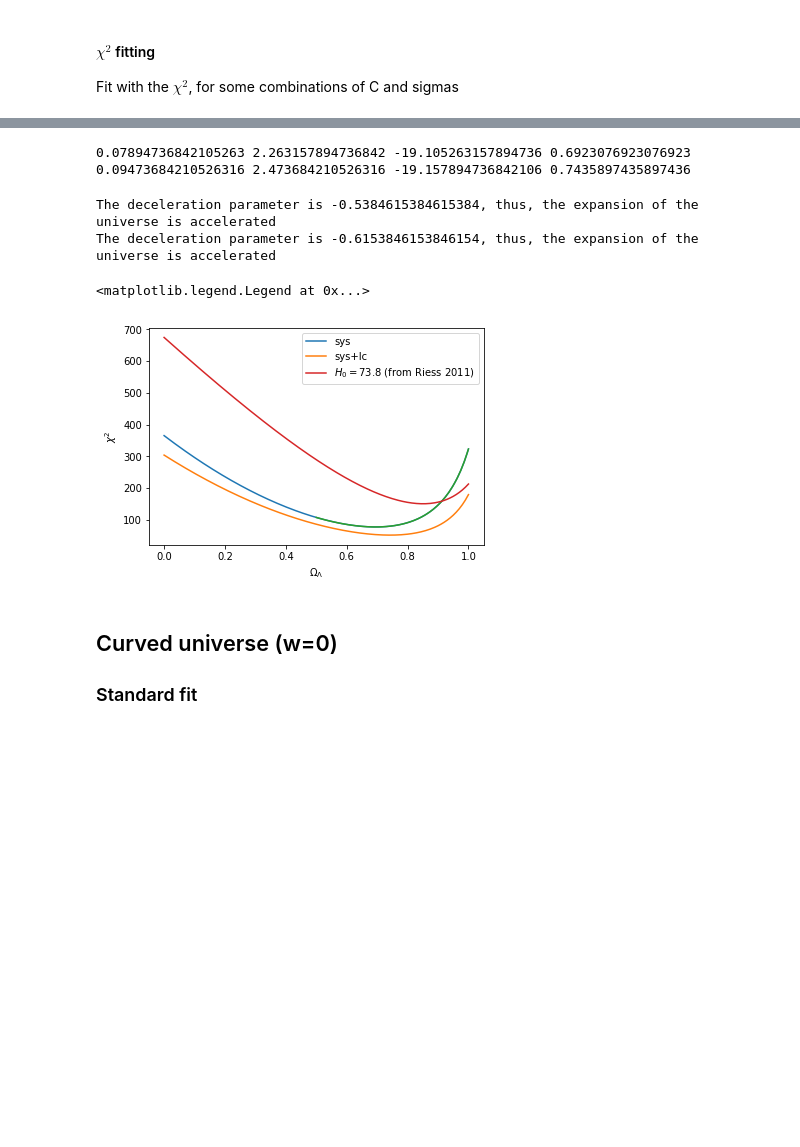
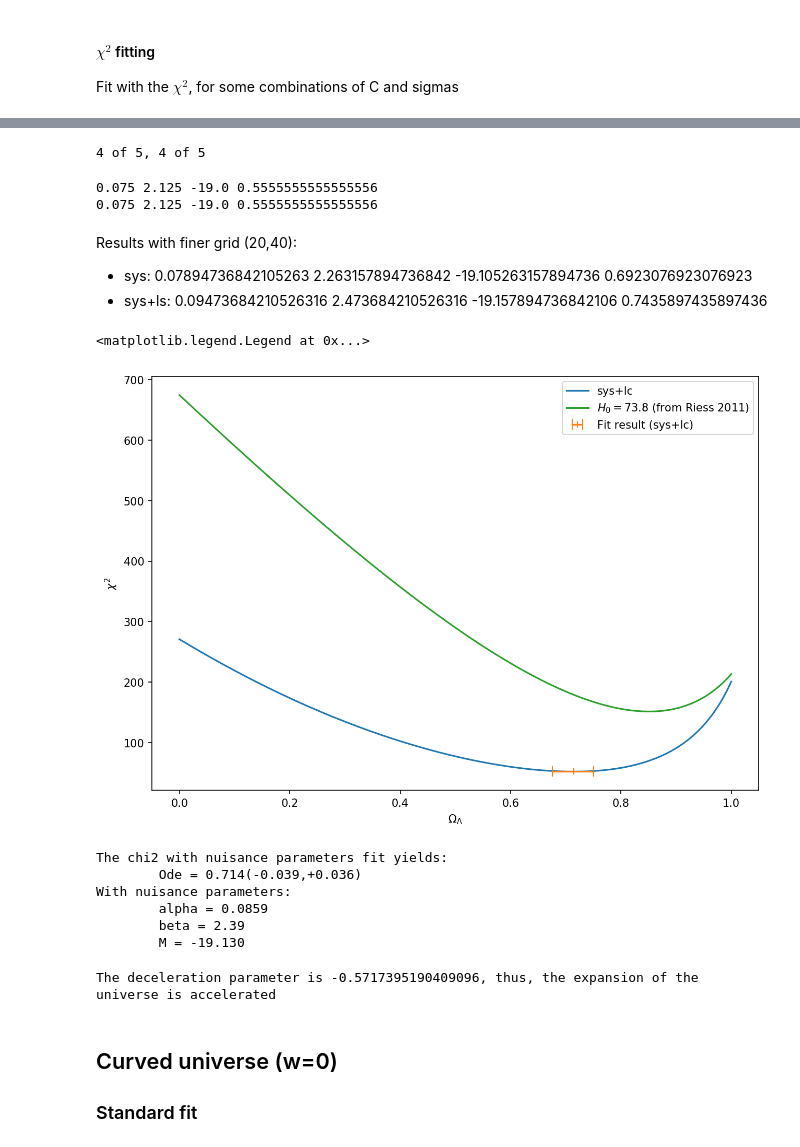
Before and after one commit to OriolAbril/cosmology, a Jupyter notebook: project.ipynb, the cells around one changed output, grey strips where cells are left out. Cells and saved outputs as stored; diff of their text form; code cells hidden in the pictures; blank space fills up the shorter version.

```diff
--- a/project.ipynb
+++ b/project.ipynb
@@ -272,16 +259,17 @@ plt.legend()
 # %%
-n_abm = 20
-n_ode = 40
+n_abm = 5
+n_ode = 10
 A = np.linspace(0,0.3,n_abm)
-B = np.linspace(1,5,n_abm)
-M = np.linspace(-20,-19,n_abm)
+B = np.linspace(1.5,4,n_abm)
+M = np.linspace(-19.5,-18.8,n_abm)
 ODE = np.linspace(0.5,1,n_ode)
 A,B,M,ODE = np.meshgrid(A,B,M,ODE)
 chi2_4d_sys = np.empty_like(A)
 chi2_4d_sys_lc = np.empty_like(A)
 for i in range(n_abm):
     for j in range(n_abm):
-        print(j)
+        sys.stdout.flush()
+        sys.stdout.write("\r{0} of {2}, {1} of {2}".format(i+1,j+1,n_abm))
         for k in range(n_abm):
             for l in range(n_ode):
                 chi2_4d_sys[i,j,k,l] = chi2_sys_flatLCDM([A[i,j,k,l],
@@ -292,6 +280,8 @@ for i in range(n_abm):
                                                              B[i,j,k,l],
                                                              M[i,j,k,l],
                                                              ODE[i,j,k,l]])
+# %% [output]
+4 of 5, 4 of 5
 # %%
 index_sys = chi2_4d_sys.argmin()
 index_sys_lc = chi2_4d_sys_lc.argmin()
@@ -302,14 +292,50 @@ index_sys_lc = np.unravel_index(index_sys_lc,dims=chi2_4d_sys_lc.shape)
 print(A[index_sys],B[index_sys],M[index_sys],ODE[index_sys])
 print(A[index_sys_lc],B[index_sys_lc],M[index_sys_lc],ODE[index_sys_lc])
 # %% [output]
-0.07894736842105263 2.263157894736842 -19.105263157894736 0.6923076923076923
-0.09473684210526316 2.473684210526316 -19.157894736842106 0.7435897435897436
+0.075 2.125 -19.0 0.5555555555555556
+0.075 2.125 -19.0 0.5555555555555556
+# %% [markdown]
+Results with finer grid (20,40):
+ - sys: 0.07894736842105263 2.263157894736842 -19.105263157894736 0.6923076923076923
+ - sys+ls: 0.09473684210526316 2.473684210526316 -19.157894736842106 0.7435897435897436
+# %%
+chi2_sys_lc_res = opt.minimize(chi2_sys_flatLCDM,(A[index_sys_lc],B[index_sys_lc],M[index_sys_lc],ODE[index_sys_lc]))
+# %%
+Ode_sys_lc = chi2_sys_lc_res['x'][-1]
+chi2_sys_lc_fixed_nuis = lambda x: chi2_sys_flatLCDM([*chi2_sys_lc_res['x'][:-1],x])-chi2_sys_lc_res['fun']-1
+Ode_sys_lc_p_error = opt.fsolve(chi2_sys_lc_fixed_nuis,Ode_sys_lc+.1)[0]-Ode_sys_lc
+Ode_sys_lc_m_error = Ode_sys_lc-opt.fsolve(chi2_sys_lc_fixed_nuis,Ode_sys_lc-.1)[0]
+# %%
+Ode_chi_sys_lc = [chi2_sys_flatLCDM([*chi2_sys_lc_res['x'][:-1],Ode]) for Ode in Ode_grid]
+# %%
+plt.plot(Ode_grid,Ode_chi_sys_lc,label='sys+lc',zorder=-1)
+plt.errorbar(Ode_sys_lc,
+             chi2_sys_flatLCDM([*chi2_sys_lc_res['x'][:-1],Ode_sys_lc]),
+             xerr=np.array([[Ode_sys_lc_m_error],[Ode_sys_lc_p_error]]),
+             fmt='+',capsize=5,zorder=1,label='Fit result (sys+lc)')
+plt.plot(Ode_grid,Ode_chi_73,label=r'$H_0=73.8$ (from Riess 2011)',zorder=-1)
+#plt.plot(Ode_grid,Ode_chi_69,label=r'$H_0=69$')
+plt.xlabel(r'$\Omega_\Lambda$'); plt.ylabel(r'$\chi^2$')
+plt.legend()
+# %% [output]
+<matplotlib.legend.Legend at 0x...>
+[figure, added]
+# %%
+print('The chi2 with nuisance parameters fit yields:\n\tOde = {:.3g}(-{:.2g},+{:.2g})\nWith \
+nuisance parameters:\n\talpha = {:.3g}\n\tbeta = {:.3g}\n\tM = {:.3f}'.format(Ode_sys_lc,
+                                                                  Ode_sys_lc_m_error,
+                                                                  Ode_sys_lc_p_error,
+                                                                  *chi2_sys_lc_res['x'][:-1]))
+# %% [output]
+The chi2 with nuisance parameters fit yields:
+        Ode = 0.714(-0.039,+0.036)
+With nuisance parameters:
+        alpha = 0.0859
+        beta = 2.39
+        M = -19.130
 # %%
 # using equation 3.48 of the cosmology notes
-q0_sys = (1-ODE[index_sys])/2-ODE[index_sys]
-print('The deceleration parameter is {}, thus, the expansion of the universe is accelerated'.format(q0_sys))
-q0_sys_lc = (1-ODE[index_sys_lc])/2-ODE[index_sys_lc]
+q0_sys_lc = (1-Ode_sys_lc)/2-Ode_sys_lc
 print('The deceleration parameter is {}, thus, the expansion of the universe is accelerated'.format(q0_sys_lc))
 # %% [output]
-The deceleration parameter is -0.5384615384615384, thus, the expansion of the universe is accelerated
-The deceleration parameter is -0.6153846153846154, thus, the expansion of the universe is accelerated
+The deceleration parameter is -0.5717395190409096, thus, the expansion of the universe is accelerated
@@ -319,13 +342,3 @@ Ode_chi_sys_lc = [chi2_sys_flatLCDM([A[index_sys_lc],B[index_sys_lc],M[index_sys
-# %%
-plt.plot(Ode_grid,Ode_chi_sys,label='sys')
-plt.plot(Ode_grid,Ode_chi_sys_lc,label='sys+lc')
-plt.plot(ODE[index_sys[0],index_sys[1],index_sys[2],:],chi2_4d_sys[index_sys[0],index_sys[1],index_sys[2],:])
-plt.plot(Ode_grid,Ode_chi_73,label=r'$H_0=73.8$ (from Riess 2011)')
-plt.xlabel(r'$\Omega_\Lambda$'); plt.ylabel(r'$\chi^2$')
-plt.legend()
-# %% [output]
-<matplotlib.legend.Legend at 0x...>
-[figure, removed]
 # %% [markdown]
 ## Curved universe (w=0)
 ### Standard fit
```
Also changed, not shown: parts of 16 cells of this notebook.
